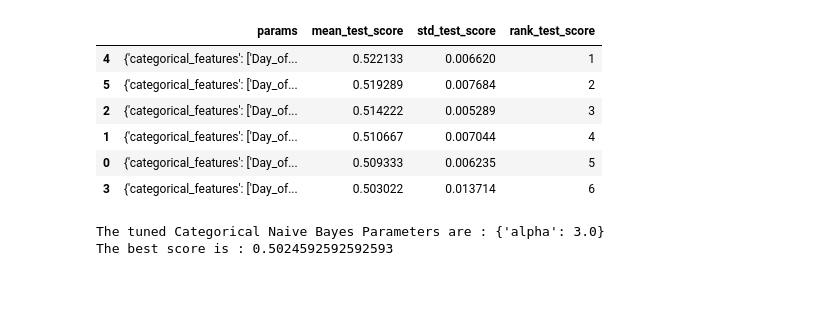
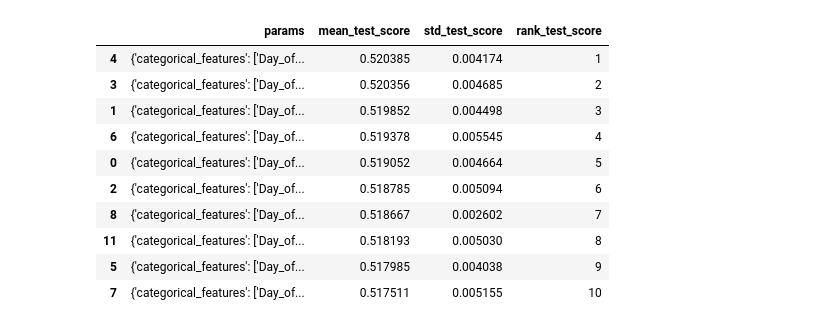
Before and after one commit to Helytre/Intro_AI_MT-MG, a Jupyter notebook: tuning.ipynb, the cells around one changed output. Drawn from its saved outputs; the diff is of its cells as text; code cells hidden in the pictures; blank space fills up the shorter version.

```diff
--- a/tuning.ipynb
+++ b/tuning.ipynb
@@ -8,10 +8,9 @@ data_training, data_testing = selecting()
 
 pandas.set_option('display.max_colwidth', None)
 
-results = None
-Forest = True
+Forest = False
 HistGB = True
-SVM = True
-NaiveBayes = True
+SVM = False
+#NaiveBayes always true to build default result
 
 cols = ["params", "mean_test_score", "std_test_score", "rank_test_score"]
@@ -57,20 +123,23 @@ if(Forest):
 from sklearn.ensemble import HistGradientBoostingClassifier
 
 p_grid = {
-    "learning_rate":[0.07,0.075,0.08],
-    "max_iter":[140],
+    "learning_rate":[0.03,0.04],
+    "max_iter":[180],
     "max_leaf_nodes":[31],
     "min_samples_leaf":[30],
-    "max_features":[0.8],
+    "max_features":[0.4,0.5,0.6],
     "categorical_features":[["Day_of_Week","1st_Road_Class","Road_Type","Junction_Control","2nd_Road_Class","Pedestrian_Crossing-Physical_Facilities","Light_Conditions","Weather_Conditions","Road_Surface_Conditions","Urban_or_Rural_Area","Did_Police_Officer_Attend_Scene_of_Accident"]],
     "scoring":['accuracy'],
+    "early_stopping":[False],
+    "validation_fraction":[0.001],
 }
 
-H_GB_grid = HalvingGridSearchCV(
+#HalvingGridSearchCV / GridSearchCV
+H_GB_grid = GridSearchCV(
     estimator=HistGradientBoostingClassifier(),
     param_grid=p_grid,
     scoring='accuracy',
-    #max_resources=500,
+    #max_resources=1000,
     n_jobs=2)
 
 data_training_X = data_training.loc[ : , data_training.columns != "Accident_Severity"]
@@ -80,6 +149,6 @@ if(HistGB):
     H_GB_grid.fit(data_training_X,data_training_Y)
     results = pandas.DataFrame(H_GB_grid.cv_results_)
 
-    # Compact view of param, 10 worst
-    results[cols].sort_values("rank_test_score").tail(10)
+# Compact view of param, 10 worst
+results[cols].sort_values("rank_test_score").tail(10)
 # %% [output]
@@ -88,50 +166,18 @@ The best score is : 0.5221333333333333
 # %%
 # Compact view of param, 10 best
-if(HistGB):
-    results[cols].sort_values("rank_test_score").head(10)
+results[cols].sort_values("rank_test_score").head(10)
 # %% [output]
 |  | params | mean_test_score | std_test_score | rank_test_score |
-| 4 | {'categorical_features': ['Day_of... | 0.522133 | 0.006620 | 1 |
-| 5 | {'categorical_features': ['Day_of... | 0.519289 | 0.007684 | 2 |
-| 2 | {'categorical_features': ['Day_of... | 0.514222 | 0.005289 | 3 |
-| 1 | {'categorical_features': ['Day_of... | 0.510667 | 0.007044 | 4 |
-| 0 | {'categorical_features': ['Day_of... | 0.509333 | 0.006235 | 5 |
-| 3 | {'categorical_features': ['Day_of... | 0.503022 | 0.013714 | 6 |
+| 4 | {'categorical_features': ['Day_of... | 0.520385 | 0.004174 | 1 |
+| 3 | {'categorical_features': ['Day_of... | 0.520356 | 0.004685 | 2 |
+| 1 | {'categorical_features': ['Day_of... | 0.519852 | 0.004498 | 3 |
+| 6 | {'categorical_features': ['Day_of... | 0.519378 | 0.005545 | 4 |
+| 0 | {'categorical_features': ['Day_of... | 0.519052 | 0.004664 | 5 |
+| 2 | {'categorical_features': ['Day_of... | 0.518785 | 0.005094 | 6 |
+| 8 | {'categorical_features': ['Day_of... | 0.518667 | 0.002602 | 7 |
+| 11 | {'categorical_features': ['Day_of... | 0.518193 | 0.005030 | 8 |
+| 5 | {'categorical_features': ['Day_of... | 0.517985 | 0.004038 | 9 |
+| 7 | {'categorical_features': ['Day_of... | 0.517511 | 0.005155 | 10 |
-# %%
-#Categorical_Naive_Bayes Grid
-
-from sklearn.naive_bayes import CategoricalNB
-
-p_grid = {
-    "alpha":[0.5,1.0,1.3,1.5,1.6,1.7,1.8,2.0,3.0],
-}
-
-C_NB_grid = GridSearchCV(
-    estimator=CategoricalNB(),
-    param_grid=p_grid,
-    scoring='accuracy',
-    n_jobs=2)
-
-def coord_positive(dataset):
-    longitude = dataset["Longitude"]
-    dataset["Longitude"] = longitude-dataset["Longitude"].min()
-    longitude = dataset["Latitude"]
-    dataset["Latitude"] = longitude-dataset["Latitude"].min()
-    return dataset
-
-data_training_positive = coord_positive(data_training)
-
-data_training_X = data_training_positive.loc[ : , data_training_positive.columns != "Accident_Severity"]
-data_training_Y = data_training_positive["Accident_Severity"]
-
-if(NaiveBayes):
-    C_NB_grid.fit(data_training_X, data_training_Y)
-
-    results = pandas.DataFrame(C_NB_grid.cv_results_)
-    results[cols].sort_values("rank_test_score").head(10)
-# %% [output]
-The tuned Categorical Naive Bayes Parameters are : {'alpha': 3.0}
-The best score is : 0.5024592592592593
 # %%
 #SVM_(SVC) Grid
 
```
Also changed, not shown: parts of 6 cells of this notebook, 2 other files.
